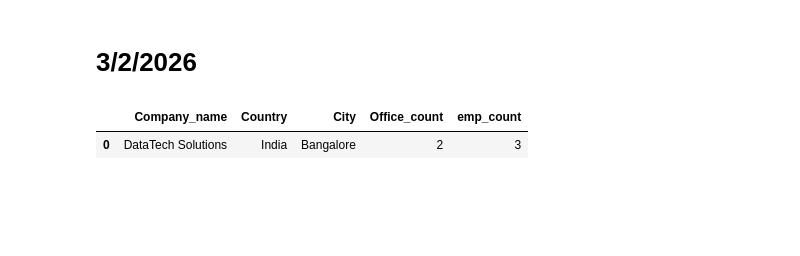
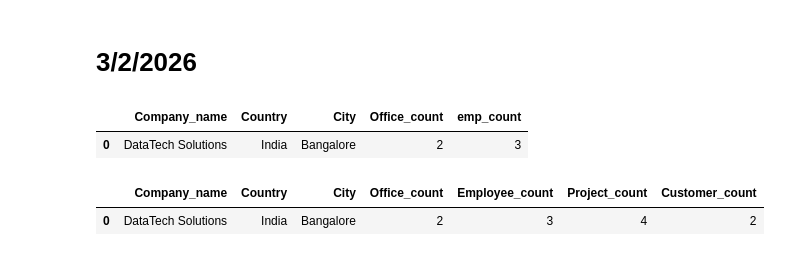
Before and after one commit to AshwinRaj-U/Python-Code-Practice, a Jupyter notebook: Practice_workbook.ipynb, the cells around one changed output. Saved outputs shown, nothing was run; the diff lists cells and outputs as text; code cells hidden in the pictures; blank space fills up the shorter version.

```diff
--- a/Practice_workbook.ipynb
+++ b/Practice_workbook.ipynb
@@ -2756,7 +2756,7 @@ for data,details in input_json.items():
     city = details['location']['city']
     office_count = len(set([i['office_id'] for i in details['location']['offices']]))
     emp_count = len(set([n['id'] for i,j in details['location'].items() if isinstance(j,list) for k in j for l,m in k.items() if isinstance(m,list) for n in m]))
-
+    prj_count = len(set([n['id'] for i,j in details['location'].items() if isinstance(j,list) for k in j for l,m in k.items() if isinstance(m,list) for n in m for o in n]))
     result_df.append({
         "Company_name":name,
         "Country":country,
@@ -2770,3 +2770,57 @@ output
 # %% [output]
 |  | Company_name | Country | City | Office_count | emp_count |
 | 0 | DataTech Solutions | India | Bangalore | 2 | 3 |
+# %%
+import pandas as pd
+
+def extract_values(data, key):
+    """Recursively extract all values of a given key from nested JSON."""
+    values = []
+    if isinstance(data, dict):
+        for k, v in data.items():
+            if k == key:
+                values.append(v)
+            else:
+                values.extend(extract_values(v, key))
+    elif isinstance(data, list):
+        for item in data:
+            values.extend(extract_values(item, key))
+    return values
+
+result_df = []
+
+for company_id, details in input_json.items():
+    name = details['name']
+    country = details['location']['country']
+    city = details['location']['city']
+
+    # Offices
+    office_count = len(set([i['office_id'] for i in details['location']['offices']]))
+
+    # Employees
+    emp_ids = extract_values(details['location'], "id")
+    emp_count = len(set(emp_ids))
+
+    # Projects
+    prj_ids = extract_values(details['location'], "project_id")
+    prj_count = len(set(prj_ids))
+
+    # Customers
+    cust_ids = extract_values(details, "customer_id")
+    cust_count = len(set(cust_ids))
+
+    result_df.append({
+        "Company_name": name,
+        "Country": country,
+        "City": city,
+        "Office_count": office_count,
+        "Employee_count": emp_count,
+        "Project_count": prj_count,
+        "Customer_count": cust_count
+    })
+
+output = pd.DataFrame(result_df)
+output
+# %% [output]
+|  | Company_name | Country | City | Office_count | Employee_count | Project_count | Customer_count |
+| 0 | DataTech Solutions | India | Bangalore | 2 | 3 | 4 | 2 |
```
